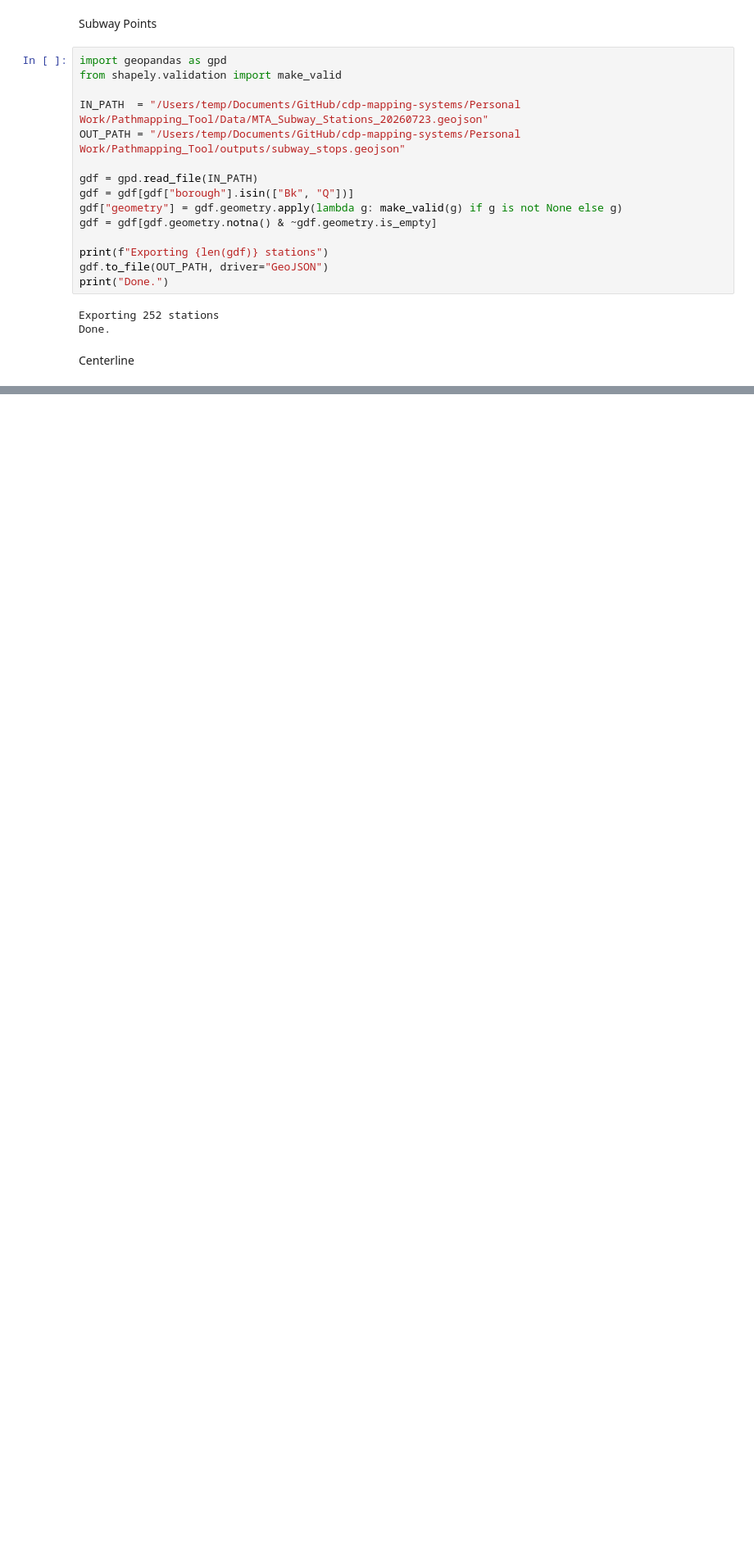
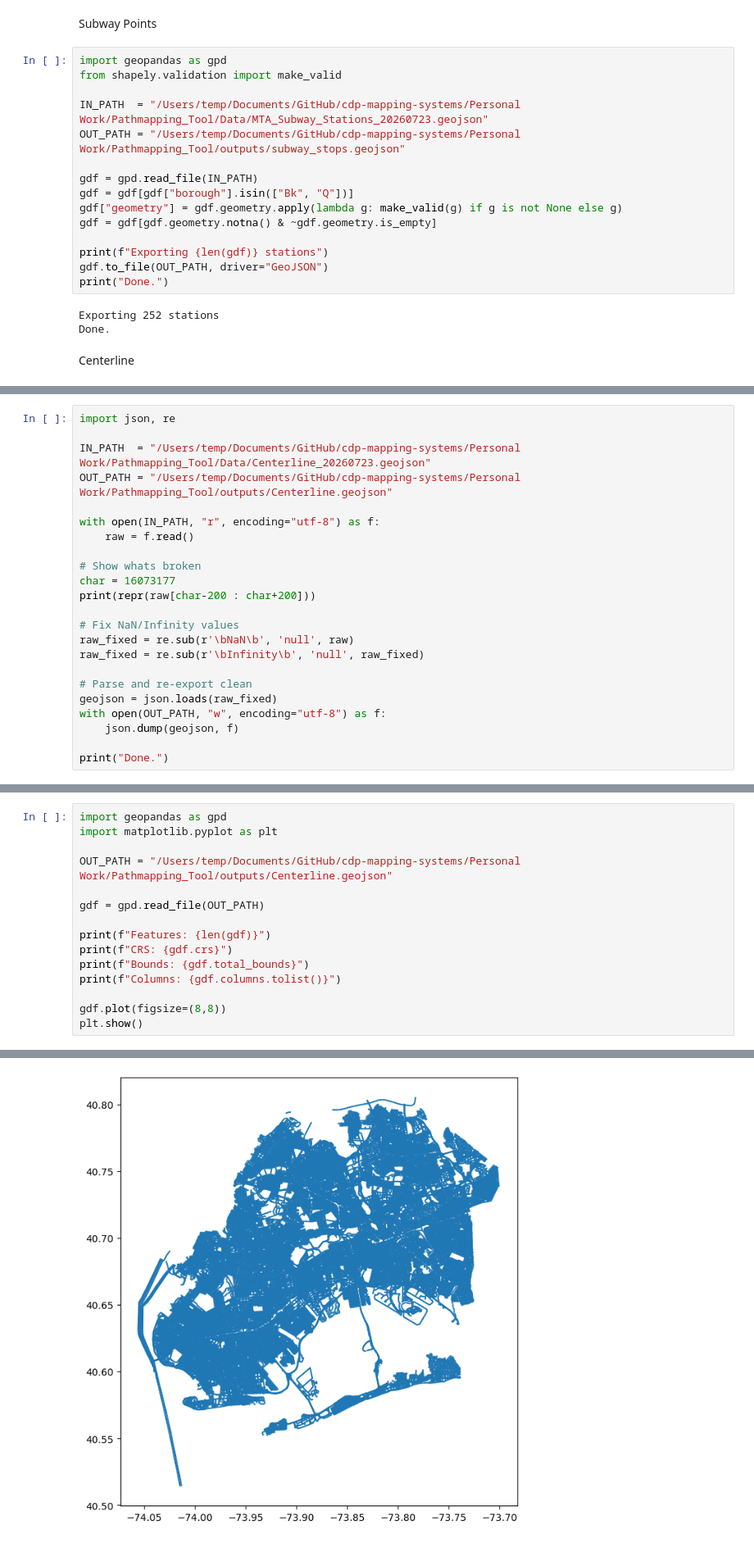
Before and after one commit to Zackfish98/cdp-mapping-systems, a Jupyter notebook: Personal Work/Pathmapping_Tool/Cleaning Data.ipynb, the cells around one changed output, grey strips where cells are left out. Shown at 82% size. Cells and saved outputs as stored; diff of their text form; blank space fills up the shorter version.

Commit message:
Centerline correction

```diff
--- a/Personal Work/Pathmapping_Tool/Cleaning Data.ipynb
+++ b/Personal Work/Pathmapping_Tool/Cleaning Data.ipynb
@@ -26,0 +23,23 @@ print(cl.columns.tolist())
+# %%
+import json, re
+
+IN_PATH  = "/Users/temp/Documents/GitHub/cdp-mapping-systems/Personal Work/Pathmapping_Tool/Data/Centerline_20260723.geojson"
+OUT_PATH = "/Users/temp/Documents/GitHub/cdp-mapping-systems/Personal Work/Pathmapping_Tool/outputs/Centerline.geojson"
+
+with open(IN_PATH, "r", encoding="utf-8") as f:
+    raw = f.read()
+
+# Show whats broken
+char = 16073177
+print(repr(raw[char-200 : char+200]))
+
+# Fix NaN/Infinity values
+raw_fixed = re.sub(r'\bNaN\b', 'null', raw)
+raw_fixed = re.sub(r'\bInfinity\b', 'null', raw_fixed)
+
+# Parse and re-export clean
+geojson = json.loads(raw_fixed)
+with open(OUT_PATH, "w", encoding="utf-8") as f:
+    json.dump(geojson, f)
+
+print("Done.")
@@ -26,0 +81,16 @@ print(cl.columns.tolist())
+# %%
+import geopandas as gpd
+import matplotlib.pyplot as plt
+
+OUT_PATH = "/Users/temp/Documents/GitHub/cdp-mapping-systems/Personal Work/Pathmapping_Tool/outputs/Centerline.geojson"
+
+gdf = gpd.read_file(OUT_PATH)
+
+print(f"Features: {len(gdf)}")
+print(f"CRS: {gdf.crs}")
+print(f"Bounds: {gdf.total_bounds}")
+print(f"Columns: {gdf.columns.tolist()}")
+
+gdf.plot(figsize=(8,8))
+plt.show()
+# %% [output]
@@ -27,3 +101,4 @@ print(cl.columns.tolist())
+[figure, added]
 # %%
 import geopandas as gpd
 from shapely.validation import make_valid
```
Also changed, not shown: parts of 5 cells of this notebook, 2 other files.
